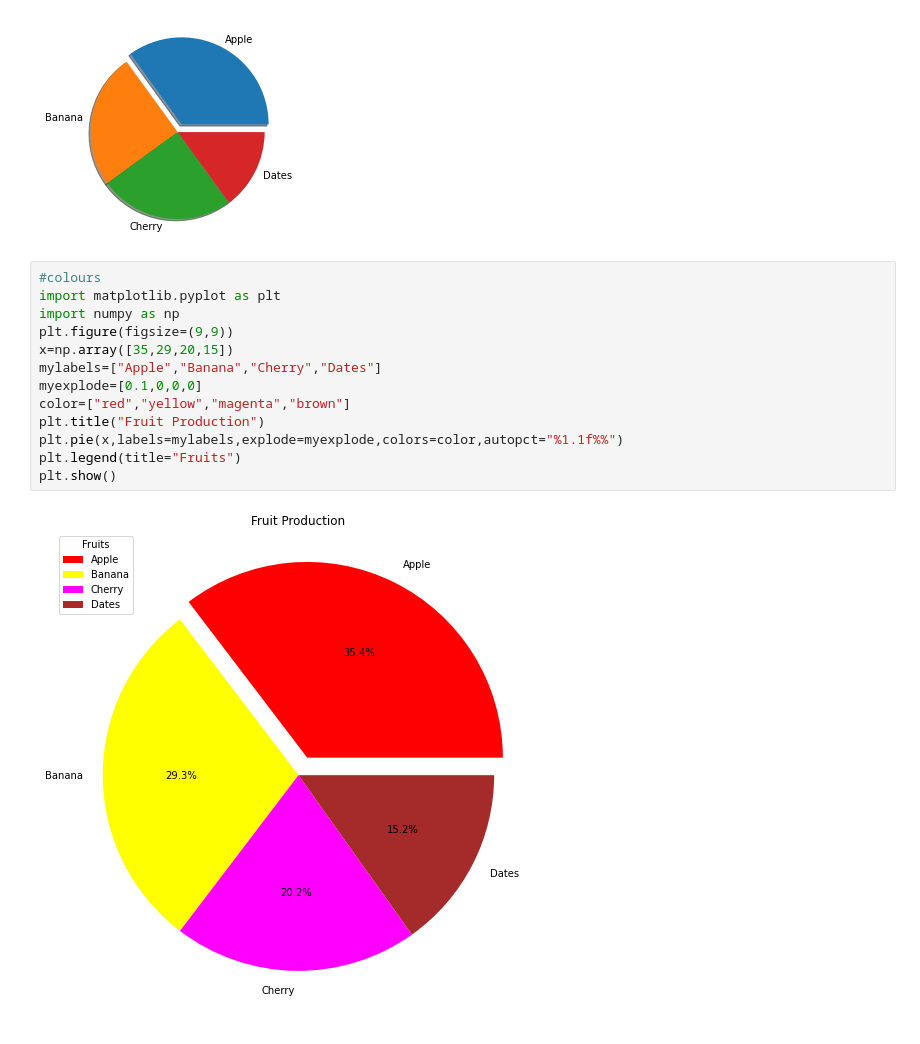
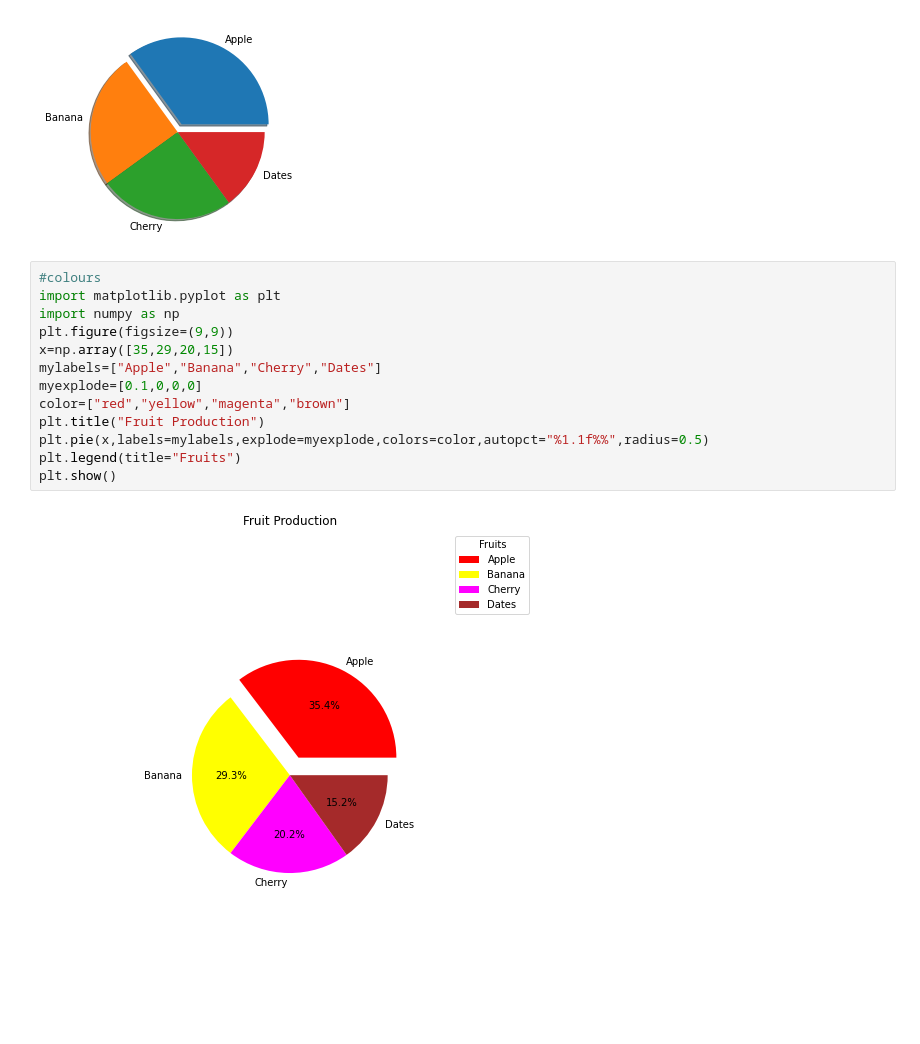
Before and after one commit to harshil2024-gh/python, a Jupyter notebook: Chapter 10- matplotlib.ipynb, the cells around one changed output. Drawn from its saved outputs; the diff is of its cells as text.

```diff
--- a/Chapter 10- matplotlib.ipynb
+++ b/Chapter 10- matplotlib.ipynb
@@ -279,15 +279,15 @@ plt.show()
 # %%
 #colours
 import matplotlib.pyplot as plt
 import numpy as np
 plt.figure(figsize=(9,9))
 x=np.array([35,29,20,15])
 mylabels=["Apple","Banana","Cherry","Dates"]
 myexplode=[0.1,0,0,0]
 color=["red","yellow","magenta","brown"]
 plt.title("Fruit Production")
-plt.pie(x,labels=mylabels,explode=myexplode,colors=color,autopct="%1.1f%%")
+plt.pie(x,labels=mylabels,explode=myexplode,colors=color,autopct="%1.1f%%",radius=0.5)
 plt.legend(title="Fruits")
 plt.show()
 # %% [output]
-[figure, old version]
+[figure, new version]
```
Also changed, not shown: parts of 13 cells of this notebook.
